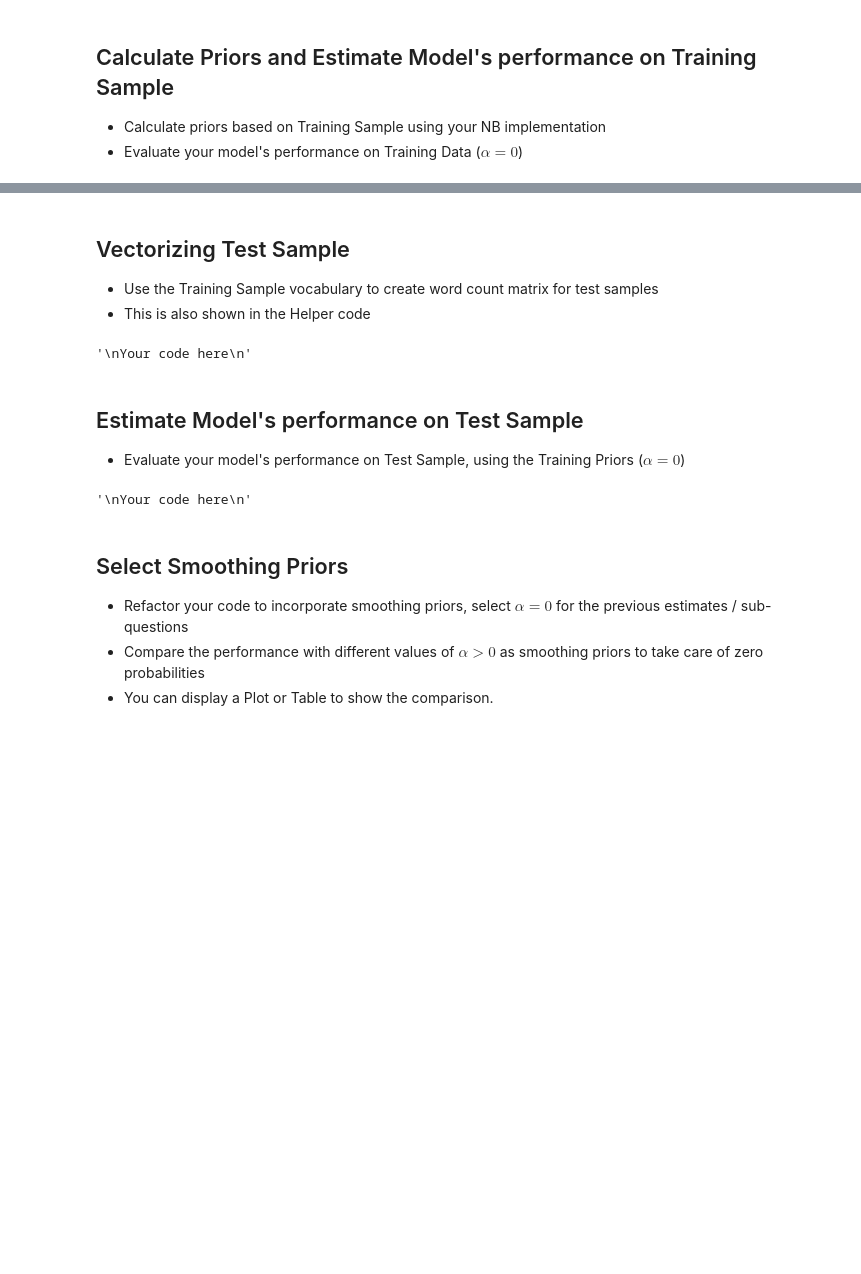
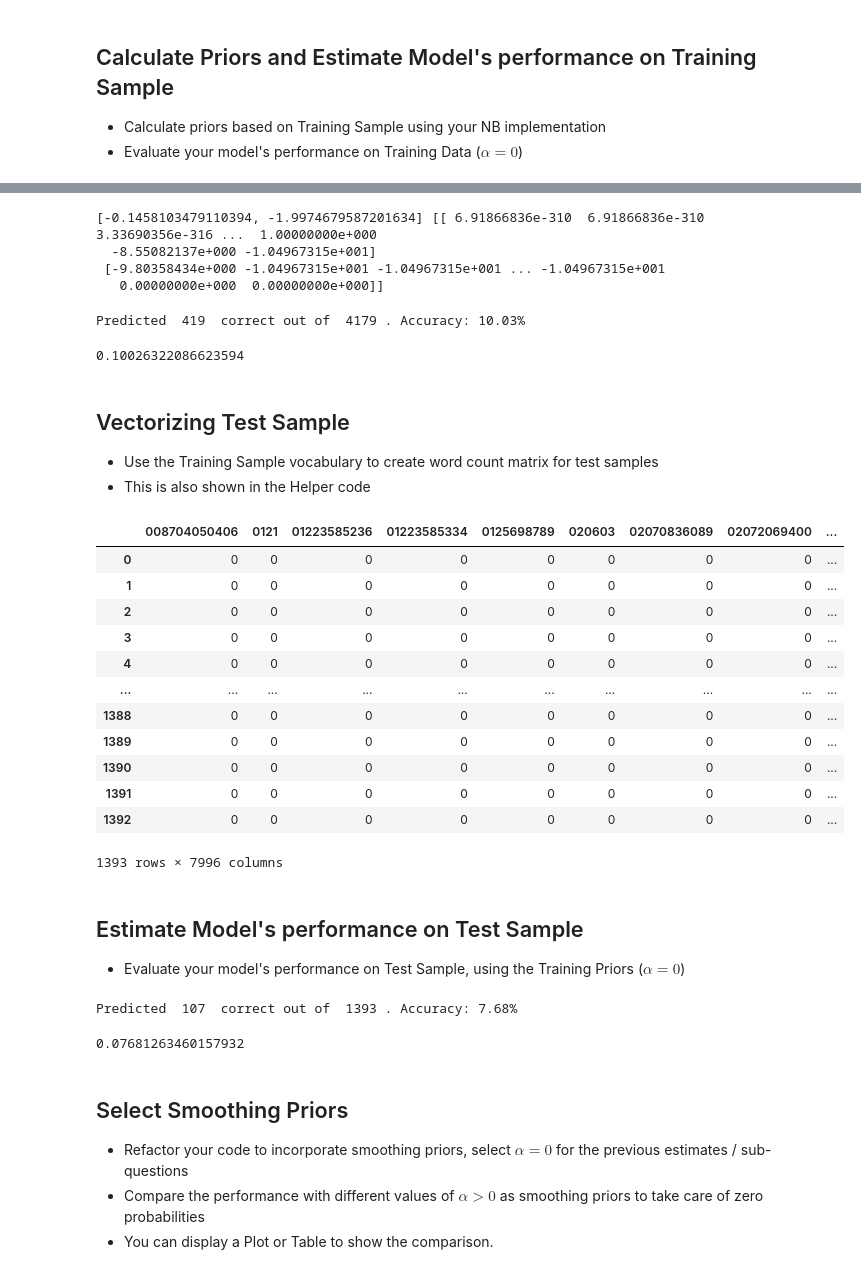
Before and after one commit to aneeshc12/SMAI-A2, a Jupyter notebook: Q3/Q3.ipynb, the cells around one changed output, grey strips where cells are left out. Cells and saved outputs as stored; diff of their text form; code cells hidden in the pictures; blank space fills up the shorter version.

```diff
--- a/Q3/Q3.ipynb
+++ b/Q3/Q3.ipynb
@@ -233,24 +273,78 @@ Your code here
+# %%
+# generate priors
+
+priors = getPriors(np.array(y_train))
+likelihoods = getLikelihoods(trainX.toarray(), np.array(y_train), alpha=0)
+
+print(priors, likelihoods)
+# %% [output]
+[-0.1458103479110394, -1.9974679587201634] [[ 6.91866836e-310  6.91866836e-310  3.33690356e-316 ...  1.00000000e+000
+  -8.55082137e+000 -1.04967315e+001]
+ [-9.80358434e+000 -1.04967315e+001 -1.04967315e+001 ... -1.04967315e+001
+   0.00000000e+000  0.00000000e+000]]
+# %%
+# test on training data
+from tqdm import tqdm
+
+def testModel(trainX, y_train, alpha=0, q=False):
+    priors = getPriors(np.array(y_train))
+    likelihoods = getLikelihoods(trainX.toarray(), np.array(y_train), alpha)
+    result = predict(trainX.toarray(), priors, likelihoods)
+
+    # print(result)
+    # print(np.array(y_train) == 1)
+
+    # print("Predicted: ", result)
+    # print("Groundtruth: ", np.array(y_train) == 1)
+    # print(result == (np.array(y_train) == 1))
+
+    correct = np.sum(result == (np.array(y_train) == 1))
+    total = trainX.toarray().shape[0]
+
+    if q == False:
+        print("Predicted ", correct, " correct out of ", total, ". Accuracy: %4.2f%%" % (100 * float(correct)/total))
+
+    return float(correct)/total
+
+testModel(trainX, y_train, 0)
+# %% [output]
+Predicted  419  correct out of  4179 . Accuracy: 10.03%
+0.10026322086623594
 # %% [markdown]
 ## Vectorizing Test Sample
 
 - Use the Training Sample vocabulary to create word count matrix for test samples
 - This is also shown in the Helper code
 # %%
-"""
-Your code here
-"""
+testX = vect.transform(X_test)
+
+vect.get_feature_names_out()
+
+testX.toarray()
+pd.DataFrame(testX.toarray(), columns=vect.get_feature_names_out())
 # %% [output]
+|  | 008704050406 | 0121 | 01223585236 | 01223585334 | 0125698789 | 020603 | 02070836089 | 02072069400 | ... |
+| 0 | 0 | 0 | 0 | 0 | 0 | 0 | 0 | 0 | ... |
+| 1 | 0 | 0 | 0 | 0 | 0 | 0 | 0 | 0 | ... |
+| 2 | 0 | 0 | 0 | 0 | 0 | 0 | 0 | 0 | ... |
+| 3 | 0 | 0 | 0 | 0 | 0 | 0 | 0 | 0 | ... |
+| 4 | 0 | 0 | 0 | 0 | 0 | 0 | 0 | 0 | ... |
+| ... | ... | ... | ... | ... | ... | ... | ... | ... | ... |
+| 1388 | 0 | 0 | 0 | 0 | 0 | 0 | 0 | 0 | ... |
+| 1389 | 0 | 0 | 0 | 0 | 0 | 0 | 0 | 0 | ... |
+| 1390 | 0 | 0 | 0 | 0 | 0 | 0 | 0 | 0 | ... |
+| 1391 | 0 | 0 | 0 | 0 | 0 | 0 | 0 | 0 | ... |
+| 1392 | 0 | 0 | 0 | 0 | 0 | 0 | 0 | 0 | ... |
-'\nYour code here\n'
+1393 rows × 7996 columns
 # %% [markdown]
 ## Estimate Model's performance on Test Sample
 
 - Evaluate your model's performance on Test Sample, using the Training Priors ($\alpha = 0$)
 # %%
-"""
-Your code here
-"""
+testModel(testX, y_test, 0)
 # %% [output]
-'\nYour code here\n'
+Predicted  107  correct out of  1393 . Accuracy: 7.68%
+0.07681263460157932
 # %% [markdown]
 ## Select Smoothing Priors
 
```
Also changed, not shown: parts of 9 cells of this notebook.
